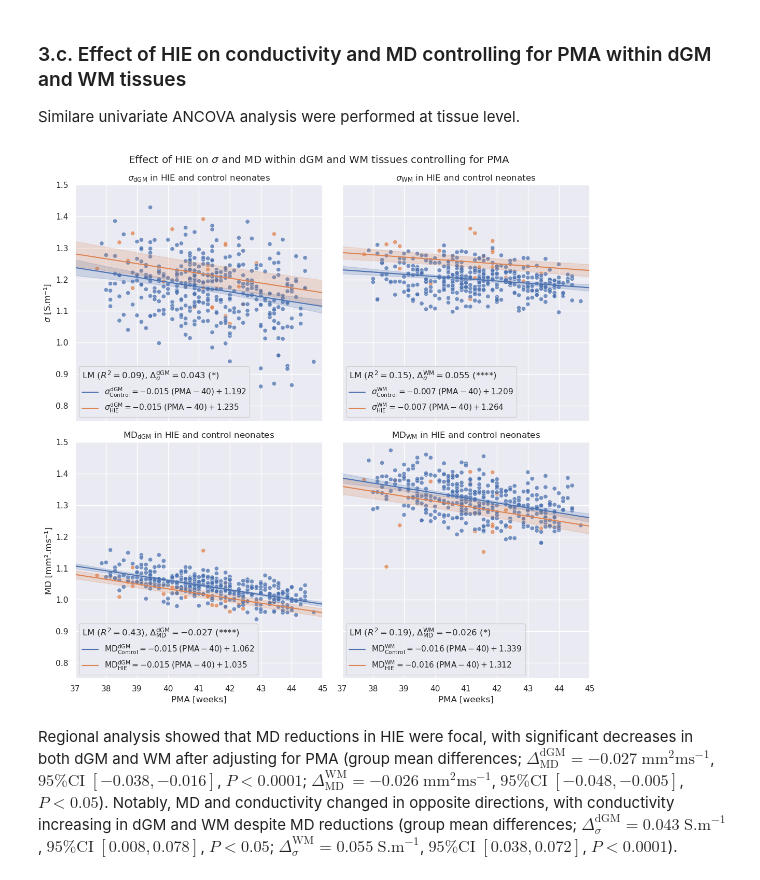
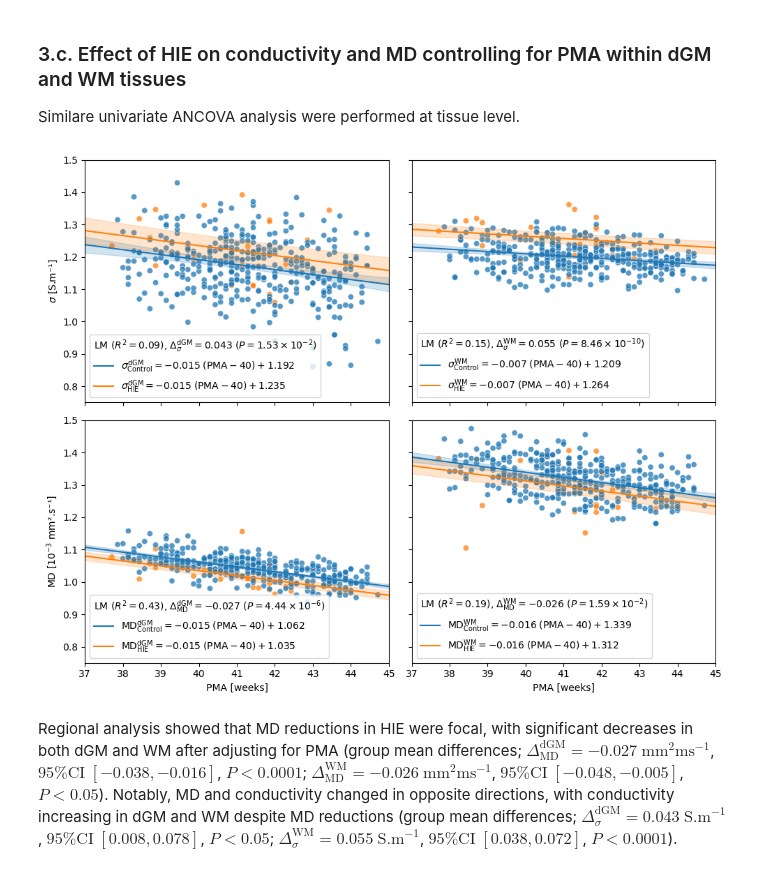
Before and after one commit to aboutill/nano-eptk, a Jupyter notebook: notebooks/experiments/stats_analysis_experiment5.ipynb, the cells around one changed output. Saved outputs shown, nothing was run; the diff lists cells and outputs as text; code cells hidden in the pictures.

```diff
--- a/notebooks/experiments/stats_analysis_experiment5.ipynb
+++ b/notebooks/experiments/stats_analysis_experiment5.ipynb
@@ -28,7 +28,6 @@ sys.path.append(os.path.join(src_dir))
 from utils.stats import *
 from utils.plots import *
 
-sns.set_theme(style="darkgrid")
 warnings.filterwarnings("ignore")
 disp_ci = False # 95% CI
 # %% [markdown]
@@ -202,7 +196,7 @@ type_labels = ["Control", "HIE"]
 
 #
 comparisons = [('Control', 'HIE')]
-labels = [r"$\sigma$ [S.m⁻¹]", "MD [mm².ms⁻¹]", "RVV [%]", "GA [weeks]", "PMA [weeks]", "PNA [weeks]"]
+labels = [r"$\sigma$ [S.m⁻¹]", r"MD [$10^{-3}$ mm².s⁻¹]", "RVV [%]", "GA [weeks]", "PMA [weeks]", "PNA [weeks]"]
 symbols = [r"$\sigma$", "MD", "RVV", "GA", "PMA", "PNA"]
 bases = [r"\sigma", "\mathregular{MD}", "\mathregular{RVV}", "\mathregular{GA}", "\mathregular{PMA}", "\mathregular{PNA}"]
 
@@ -212,7 +206,6 @@ ylims = [calculate_plot_lim(df[metric], coeff_min=0.25, coeff_max=0.3) for metri
 #
 n, m = 2, 3
 fig, axes = plt.subplots(n, m, figsize=(15,10))
-fig.suptitle(r"Difference in clinical and imaging variable in HIE and control neonatal cohorts")
 
 #
 for i, metric in enumerate(metrics):
@@ -222,7 +215,6 @@ for i, metric in enumerate(metrics):
     sns.boxplot(data=df, ax=axes[l,k], hue=type_col, hue_order=type_labels, y=metric, gap=.1)
     axes[l,k].set_xlabel(None)
     axes[l,k].set_ylabel(labels[i])
-    axes[l,k].set_title(f"{symbols[i]} in HIE and control neonates")
     axes[l,k].set_ylim(ylims[i])
     axes[l,k].legend(loc="lower left")
 
@@ -235,7 +227,7 @@ for i, metric in enumerate(metrics):
         y1 = df[df[type_col] == g1][metric]
         y2 = df[df[type_col] == g2][metric]
         stat, p = ttest_ind(y1, y2, equal_var=False)
-        stars = convert_pvalue_to_asterisks(p)
+        sci_no = convert_pvalue_to_sci_notation(p)
 
         #
         eff = np.abs(pg.compute_effsize(y1, y2, paired=False, eftype='cohen'))
@@ -247,7 +239,7 @@ for i, metric in enumerate(metrics):
         y_max = df[metric].max() + (j+1) * 0.05 * y_range
         offset = 0.05 * y_range
         axes[l,k].plot([x1, x1, x2, x2], [y_max, y_max + offset, y_max + offset, y_max], color='black', lw=1)
-        axes[l,k].text(j, y_max + offset + 0.05*y_range, f"|d| = {eff:.2f}, {stars}", ha='center')
+        axes[l,k].text(j, y_max + offset + 0.05*y_range, f"|d| = {eff:.2f}, {sci_no}", ha='center')
 
 # Annotation of means ± std
 for i, metric in enumerate(metrics):
@@ -304,7 +296,7 @@ type_col = "Type"
 type_labels = ['Control', 'HIE']
 
 #
-labels = [r"$\sigma$ [S.m⁻¹]", "MD [mm².ms⁻¹]"]
+labels = [r"$\sigma$ [S.m⁻¹]", r"MD [$10^{-3}$ mm².s⁻¹]"]
 symbols = [r"$\sigma$", "MD"]
 symbols_latex = ["\sigma", "\mathregular{MD}"]
 
@@ -313,11 +305,10 @@ palette = sns.color_palette()
 
 #
 xlim = [37, 45]
-ylims = [calculate_plot_lim(df[metric], coeff_min=0.8, coeff_max=0.3) for metric in metrics]
+ylim = [0.95, 1.4]
 
 #
-fig, axes = plt.subplots(1, 2, figsize=(11,5.5))
-fig.suptitle(r"Effect of HIE on brain $\sigma$ and MD controlling for PMA")
+fig, axes = plt.subplots(1, 2, figsize=(10,4))
 
 #
 for i, metric in enumerate(metrics):
@@ -333,9 +324,8 @@ for i, metric in enumerate(metrics):
     sns.scatterplot(data=df, ax=axes[i], x=pma_col, y=metric, hue=type_col, hue_order=type_labels, alpha=0.75, legend=False)
     axes[i].set_xlabel("PMA [weeks]")
     axes[i].set_ylabel(labels[i])
-    axes[i].set_title(f"Brain {symbols[i]} in HIE and control neonates")
     axes[i].set_xlim(xlim)
-    axes[i].set_ylim(ylims[i])
+    axes[i].set_ylim(ylim)
 
     for j, cat in enumerate(type_labels):
         n = 100
@@ -359,8 +349,8 @@ for i, metric in enumerate(metrics):
     r2 = lm.rsquared
     delta = lm_inter.params[f"C({type_col})[T.{type_labels[1]}]"]
     pval = lm_inter.pvalues[f"C({type_col})[T.{type_labels[1]}]"]
-    stars = convert_pvalue_to_asterisks(pval)
-    leg = axes[i].legend(loc="lower left", title=rf"LM ($R^2 = {r2:.2f}$), $\Delta_{symbols_latex[i]} = {delta:.3f}$ ({stars})")
+    sci_no = convert_pvalue_to_sci_notation(pval)
+    leg = axes[i].legend(loc="lower left", title=rf"LM ($R^2 = {r2:.2f}$), $\Delta_{symbols_latex[i]} = {delta:.3f}$ ({sci_no})")
     leg._legend_box.align = "left"
 
     # Write summary
@@ -389,7 +379,7 @@ HIE status was associated with a significant increase in whole-brain conductivit
 Similare univariate ANCOVA analysis were performed at tissue level.
 # %%
 # Set file path
-plot_path = os.path.join(plot_dir, "experiment5D.png")
+plot_path = os.path.join(plot_dir, "experiment5D1.png")
 summary_path = os.path.join(summary_dir, "experiment5D.txt")
 
 # Load dataframe
@@ -408,7 +398,7 @@ type_labels = ['Control', 'HIE']
 tissue_labels = ["dGM", "WM"]
 
 #
-labels = [r"$\sigma$ [S.m⁻¹]", "MD [mm².ms⁻¹]"]
+labels = [r"$\sigma$ [S.m⁻¹]", r"MD [$10^{-3}$ mm².s⁻¹]"]
 symbols = [r"$\sigma$", "MD"]
 symbols_latex = ["\sigma", "\mathregular{MD}"]
 
@@ -420,8 +410,7 @@ xlim = [37, 45]
 ylim = [0.75, 1.5]
 
 #
-fig, axes = plt.subplots(2, 2, figsize=(11,11), sharey="row", sharex="col")
-fig.suptitle(r"Effect of HIE on $\sigma$ and MD within dGM and WM tissues controlling for PMA")
+fig, axes = plt.subplots(2, 2, figsize=(10,8), sharey="row", sharex="col")
 
 #
 for i, metric in enumerate(metrics):
@@ -438,7 +427,6 @@ for i, metric in enumerate(metrics):
         sns.scatterplot(data=df, ax=axes[i,j], x=pma_col, y=f"{tissue}_{metric}", hue=type_col, hue_order=type_labels, alpha=0.75, legend=False)
         axes[i,j].set_xlabel("PMA [weeks]")
         axes[i,j].set_ylabel(labels[i])
-        axes[i,j].set_title(f"${symbols_latex[i]}_{{\mathregular{{{tissue}}}}}$ in HIE and control neonates")
         axes[i,j].set_xlim(xlim)
         axes[i,j].set_ylim(ylim)
 
@@ -457,35 +445,35 @@ for i, metric in enumerate(metrics):
             var_symbol = f"{symbols_latex[i]}_{{\mathregular{{{cat}}}}}^{{\mathregular{{{tissue}}}}}"
             label = f"${var_symbol} = {slope_txt}{coeff_txt} {intercept_txt}$"
 
             axes[i,j].plot(X, intercept + slope * (X-pma_center), color=palette[k], label=label)
             axes[i,j].fill_between(X, pred_summary['mean_ci_lower'], pred_summary['mean_ci_upper'], color=palette[k], alpha=0.2)
 
         #
         r2 = lm.rsquared
         delta = lm_inter.params[f"C({type_col})[T.{type_labels[1]}]"]
         pval = lm_inter.pvalues[f"C({type_col})[T.{type_labels[1]}]"]
-        stars = convert_pvalue_to_asterisks(pval)
-        leg = axes[i,j].legend(loc="lower left", title=rf"LM ($R^2 = {r2:.2f}$), $\Delta_{symbols_latex[i]}^{{\mathregular{{{tissue}}}}} = {delta:.3f}$ ({stars})")
+        sci_no = convert_pvalue_to_sci_notation(pval)
+        leg = axes[i,j].legend(loc="lower left", title=rf"LM ($R^2 = {r2:.2f}$), $\Delta_{symbols_latex[i]}^{{\mathregular{{{tissue}}}}} = {delta:.3f}$ ({sci_no})")
         leg._legend_box.align = "left"
 
         # Write summary
         write_mode = "w" if (i == 0 and j == 0) else "a"
         with open(summary_path, write_mode) as fh:
             fh.write(lm.summary(slim=True).as_text())
             fh.write("\n\n")
             fh.write(lm_inter.summary(slim=True).as_text())
             fh.write("\n\n")
             fh.write(lm_inter_pma.summary(slim=True).as_text())
             fh.write("\n\n")
 
 # Adjust layout
 fig.tight_layout()
 
 # Save plot
 output_dir = os.path.dirname(plot_path)
 os.makedirs(output_dir, exist_ok=True)
 plt.savefig(plot_path, dpi=300, bbox_inches="tight")
 # %% [output]
-[figure, old version]
+[figure, new version]
 # %% [markdown]
 Regional analysis showed that MD reductions in HIE were focal, with significant decreases in both dGM and WM after adjusting for PMA (group mean differences; $\Delta_{\textrm{MD}}^{\textrm{dGM}} = -0.027$ $\textrm{mm}^{2}\textrm{ms}^{-1}$, $95\%\textrm{CI}$ $[-0.038, -0.016]$, $\textit{P} < 0.0001$; $\Delta_{\textrm{MD}}^{\textrm{WM}} = -0.026$ $\textrm{mm}^{2}\textrm{ms}^{-1}$, $95\%\textrm{CI}$ $[-0.048, -0.005]$, $\textit{P} < 0.05$). Notably, MD and conductivity changed in opposite directions, with conductivity increasing in dGM and WM despite MD reductions (group mean differences; $\Delta_{\sigma}^{\textrm{dGM}} = 0.043$ $\textrm{S.m}^{-1}$, $95\%\textrm{CI}$ $[0.008, 0.078]$, $\textit{P} < 0.05$; $\Delta_{\sigma}^{\textrm{WM}} = 0.055$ $\textrm{S.m}^{-1}$, $95\%\textrm{CI}$ $[0.038, 0.072]$, $\textit{P} < 0.0001$).
```
Also changed, not shown: parts of 12 cells of this notebook, 4 other files.
